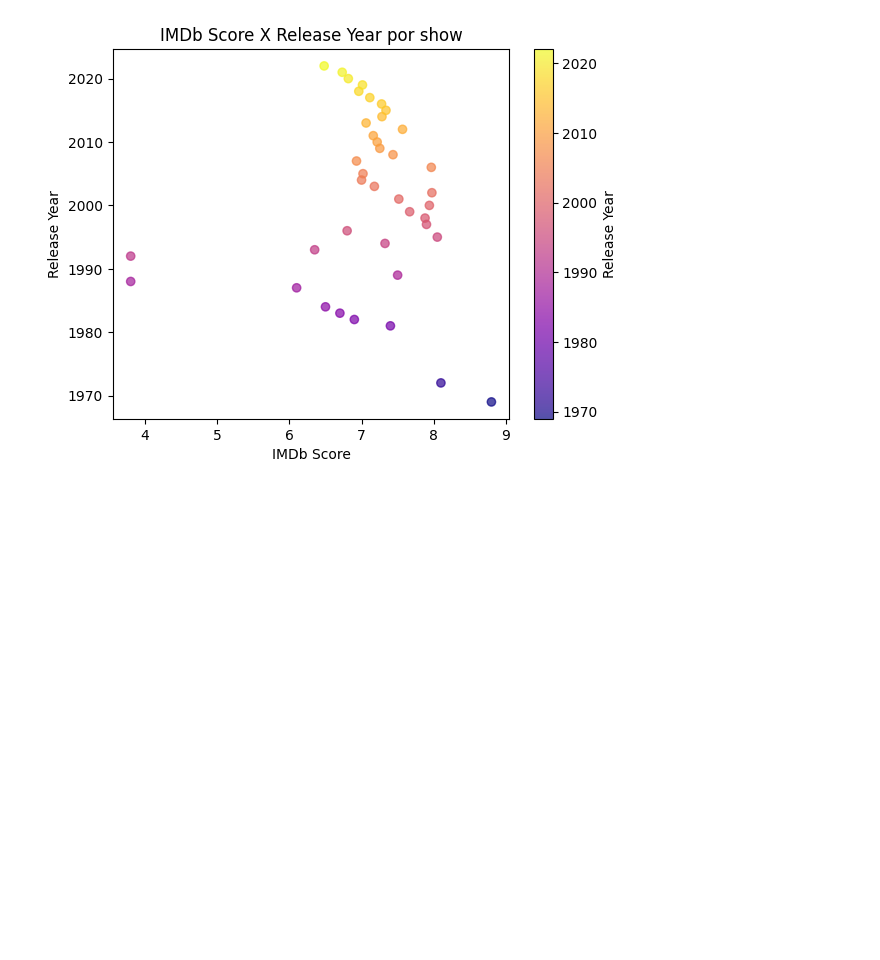
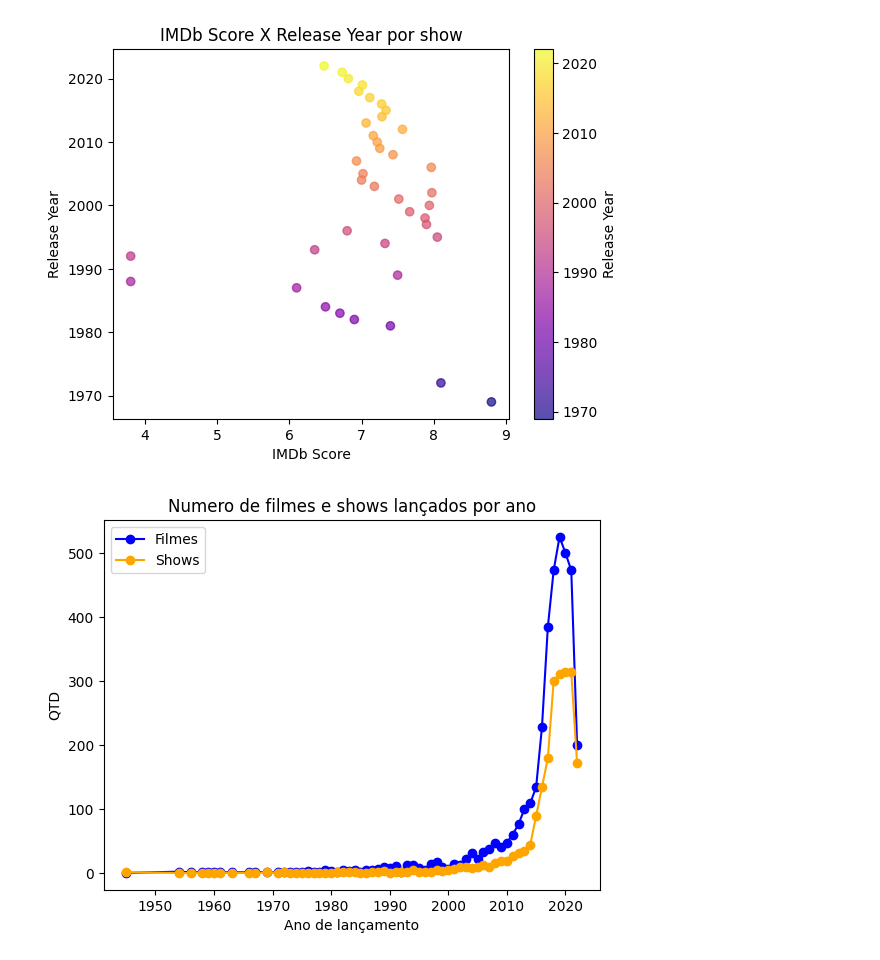
Before and after one commit to CelebroPensante/trabalho_3, a Jupyter notebook: trabalho pandas/Pandas.ipynb, the cells around one changed output. Cells and saved outputs as stored; diff of their text form; code cells hidden in the pictures; blank space fills up the shorter version.

```diff
--- a/trabalho pandas/Pandas.ipynb
+++ b/trabalho pandas/Pandas.ipynb
@@ -171,3 +157,30 @@ pp.show()
 # %% [output]
 [figure]
 [figure]
+# %%
+# 10. Gere um gráfico que você considere interessante para apontar a proporção de votantes para shows e filmes.
+
+import matplotlib.pyplot as pp
+
+only_films = titles_df.loc[titles_df['type'] == 'MOVIE']
+only_shows = titles_df.loc[titles_df['type'] == 'SHOW']
+
+filmes_por_ano = only_films['release_year'].value_counts().sort_index()
+shows_por_ano = only_shows['release_year'].value_counts().sort_index()
+
+all_years = filmes_por_ano.index.union(shows_por_ano.index)
+
+filmes_por_ano = filmes_por_ano.reindex(all_years, fill_value=0)
+shows_por_ano = shows_por_ano.reindex(all_years, fill_value=0)
+
+linha_filmes_grafico = pp.plot(filmes_por_ano.index, filmes_por_ano.values, color='blue', marker='o', label='Filmes')
+linha_shows_grafico = pp.plot(shows_por_ano.index, shows_por_ano.values, color='orange', marker='o', label='Shows')
+
+pp.xlabel('Ano de lançamento')
+pp.ylabel('QTD')
+pp.title('Numero de filmes e shows lançados por ano')
+pp.legend()
+
+pp.show()
+# %% [output]
+[figure, added]
```
Also changed, not shown: parts of 13 cells of this notebook, 1 other file.
